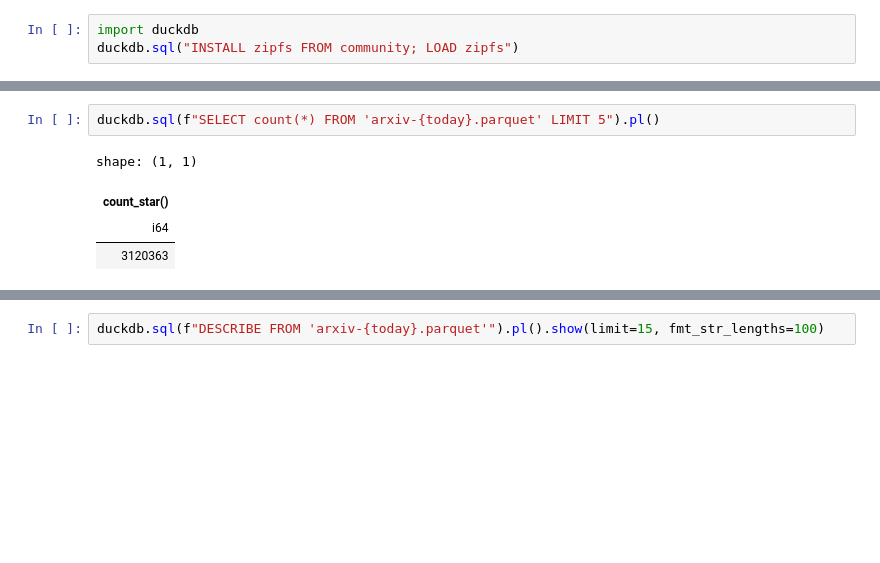
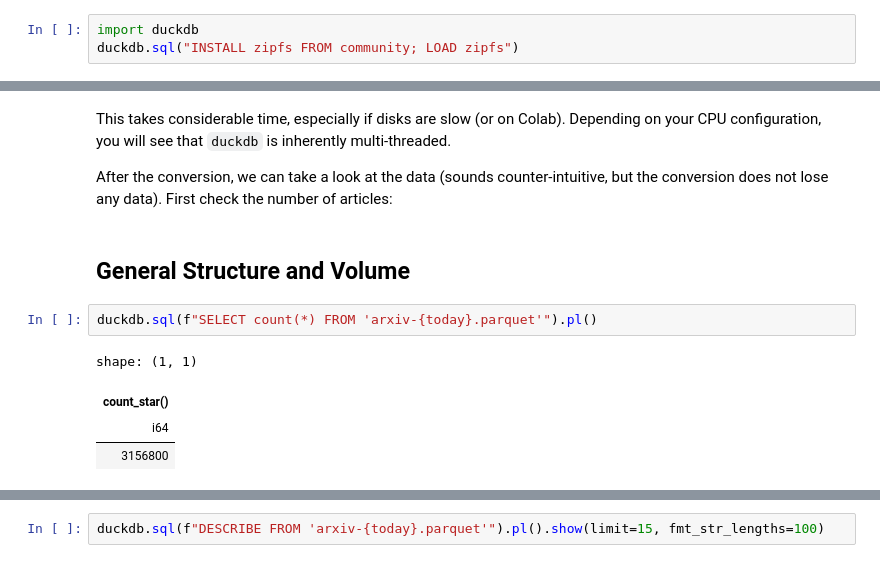
Before and after one commit to datanizing/oreilly-duckdb, a Jupyter notebook: 06-Data_Project.ipynb, the cells around one changed output, grey strips where cells are left out. Saved outputs shown, nothing was run; the diff lists cells and outputs as text; blank space fills up the shorter version.

```diff
--- a/06-Data_Project.ipynb
+++ b/06-Data_Project.ipynb
@@ -74,7 +111,16 @@ shape: (5, 14)
+# %% [markdown]
+This takes considerable time, especially if disks are slow (or on Colab).
+Depending on your CPU configuration, you will see that `duckdb` is
+inherently multi-threaded.
+
+After the conversion, we can take a look at the data (sounds counter-intuitive,
+but the conversion does not lose any data). First check the number of articles:
+# %% [markdown]
+## General Structure and Volume
 # %%
-duckdb.sql(f"SELECT count(*) FROM 'arxiv-{today}.parquet' LIMIT 5").pl()
+duckdb.sql(f"SELECT count(*) FROM 'arxiv-{today}.parquet'").pl()
 # %% [output]
 shape: (1, 1)
 | count_star() |
 | i64 |
-| 3120363 |
+| 3156800 |
```
Also changed, not shown: parts of 101 cells of this notebook.
